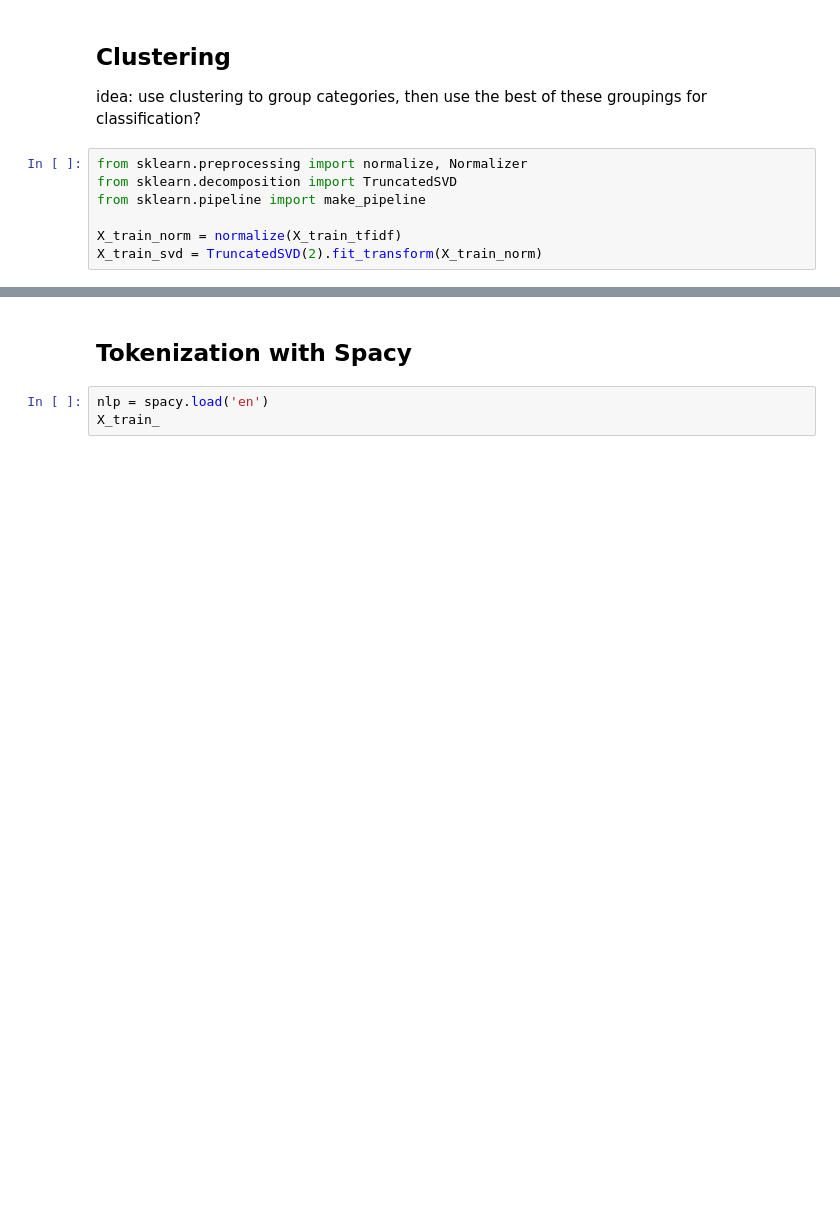
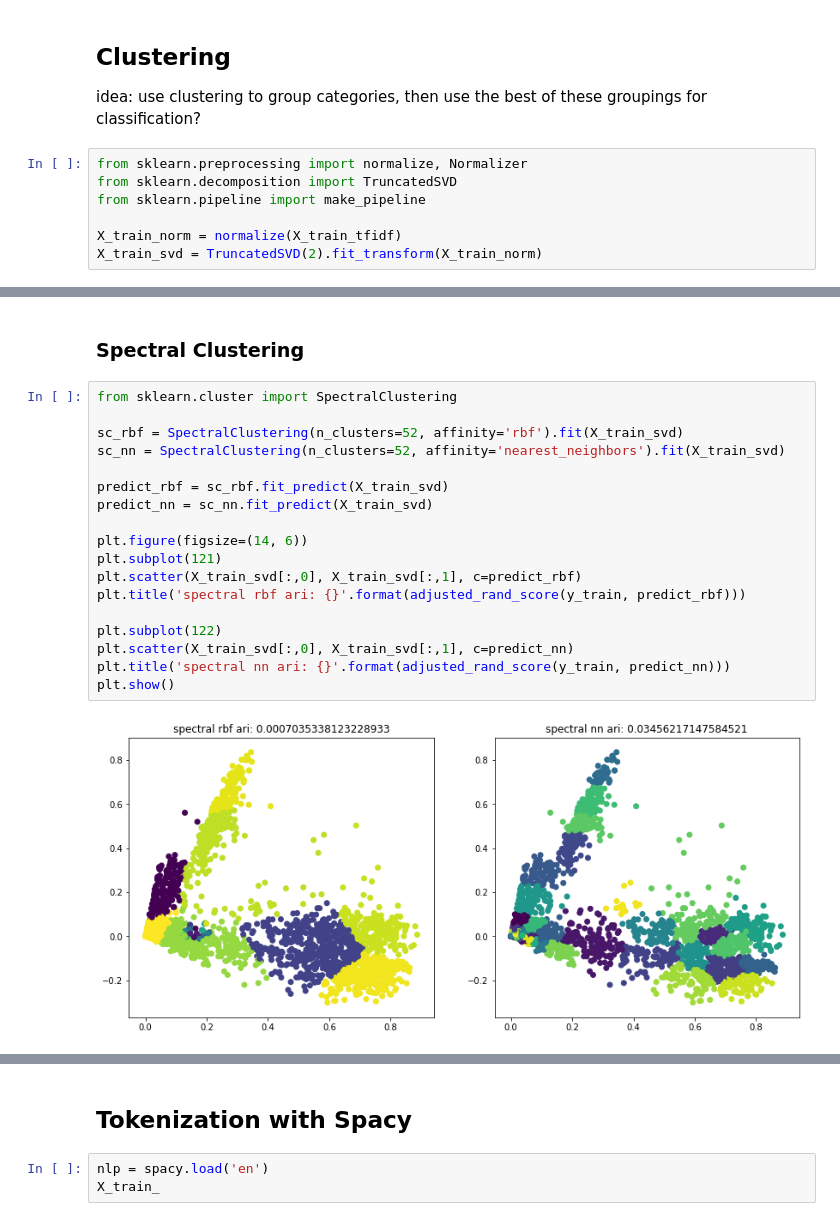
Before and after one commit to brianmcguckin/thinkful_unit_04_capstone, a Jupyter notebook: 04_capstone_v0.1.ipynb, the cells around one changed output, grey strips where cells are left out. Drawn from its saved outputs; the diff is of its cells as text; blank space fills up the shorter version.

```diff
--- a/04_capstone_v0.1.ipynb
+++ b/04_capstone_v0.1.ipynb
@@ -242,0 +266,22 @@ adj rand score: 0.0987751213493789
+# %% [markdown]
+### Spectral Clustering
+# %%
+from sklearn.cluster import SpectralClustering
+
+sc_rbf = SpectralClustering(n_clusters=52, affinity='rbf').fit(X_train_svd)
+sc_nn = SpectralClustering(n_clusters=52, affinity='nearest_neighbors').fit(X_train_svd)
+
+predict_rbf = sc_rbf.fit_predict(X_train_svd)
+predict_nn = sc_nn.fit_predict(X_train_svd)
+
+plt.figure(figsize=(14, 6))
+plt.subplot(121)
+plt.scatter(X_train_svd[:,0], X_train_svd[:,1], c=predict_rbf)
+plt.title('spectral rbf ari: {}'.format(adjusted_rand_score(y_train, predict_rbf)))
+
+plt.subplot(122)
+plt.scatter(X_train_svd[:,0], X_train_svd[:,1], c=predict_nn)
+plt.title('spectral nn ari: {}'.format(adjusted_rand_score(y_train, predict_nn)))
+plt.show()
+# %% [output]
+[figure, added]
```
Also changed, not shown: parts of 22 cells of this notebook.
